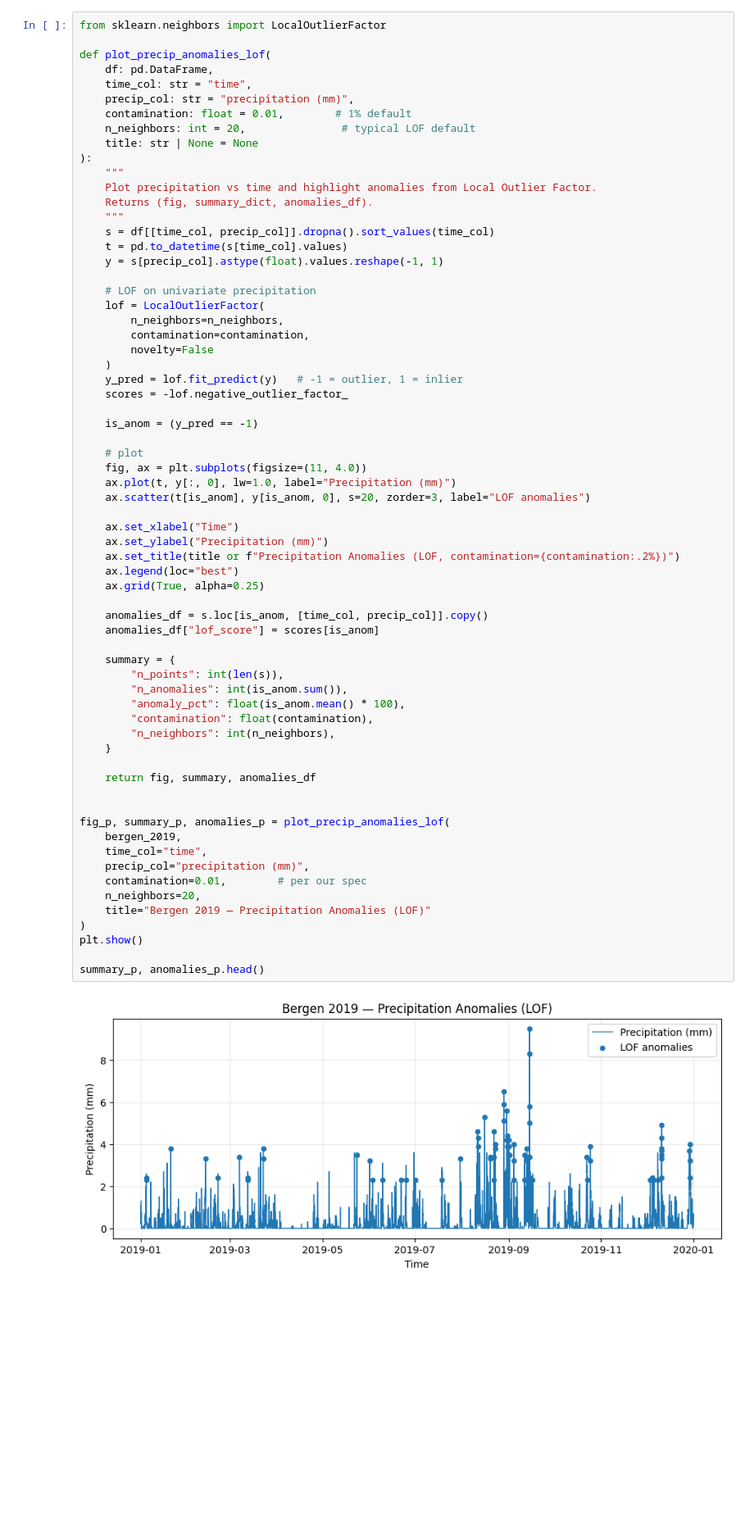
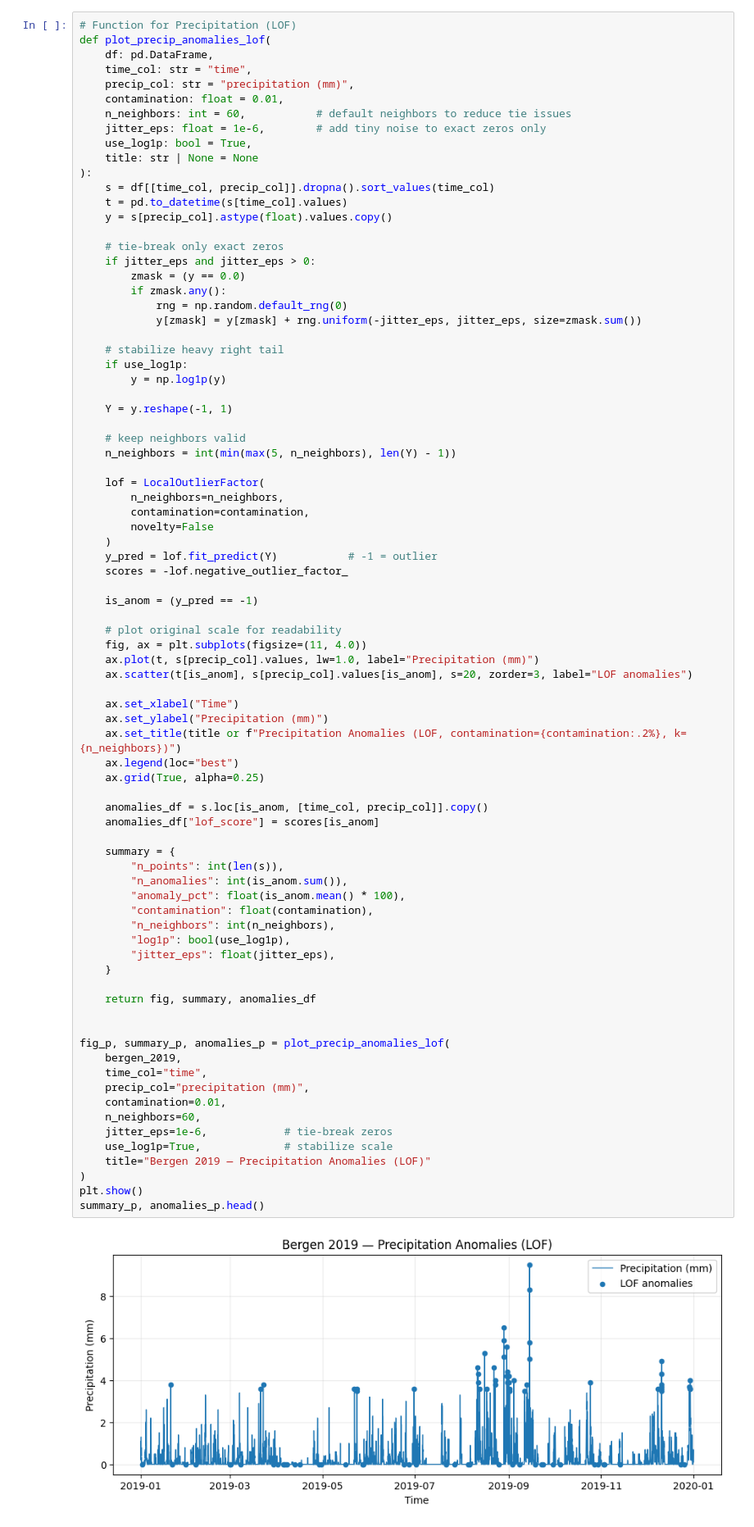
Before and after one commit to TaoM29/IND320-dashboard-basics, a Jupyter notebook: notebooks/part-3.ipynb, the cells around one changed output. Shown at 82% size. Saved outputs shown, nothing was run; the diff lists cells and outputs as text; blank space fills up the shorter version.

Commit message:
fixed som warning issues and plot for precipication (LOF)

```diff
--- a/notebooks/part-3.ipynb
+++ b/notebooks/part-3.ipynb
@@ -219,69 +220,84 @@ outliers_df.head(), summary
 # %%
-from sklearn.neighbors import LocalOutlierFactor
-
+# Function for Precipitation (LOF)
 def plot_precip_anomalies_lof(
     df: pd.DataFrame,
     time_col: str = "time",
     precip_col: str = "precipitation (mm)",
-    contamination: float = 0.01,        # 1% default
-    n_neighbors: int = 20,               # typical LOF default
+    contamination: float = 0.01,
+    n_neighbors: int = 60,           # default neighbors to reduce tie issues
+    jitter_eps: float = 1e-6,        # add tiny noise to exact zeros only
+    use_log1p: bool = True,
     title: str | None = None
 ):
-    """
-    Plot precipitation vs time and highlight anomalies from Local Outlier Factor.
-    Returns (fig, summary_dict, anomalies_df).
-    """
     s = df[[time_col, precip_col]].dropna().sort_values(time_col)
     t = pd.to_datetime(s[time_col].values)
-    y = s[precip_col].astype(float).values.reshape(-1, 1)
+    y = s[precip_col].astype(float).values.copy()
 
-    # LOF on univariate precipitation
+    # tie-break only exact zeros
+    if jitter_eps and jitter_eps > 0:
+        zmask = (y == 0.0)
+        if zmask.any():
+            rng = np.random.default_rng(0)
+            y[zmask] = y[zmask] + rng.uniform(-jitter_eps, jitter_eps, size=zmask.sum())
+
+    # stabilize heavy right tail
+    if use_log1p:
+        y = np.log1p(y)
+
+    Y = y.reshape(-1, 1)
+
+    # keep neighbors valid
+    n_neighbors = int(min(max(5, n_neighbors), len(Y) - 1))
+
     lof = LocalOutlierFactor(
         n_neighbors=n_neighbors,
         contamination=contamination,
         novelty=False
     )
-    y_pred = lof.fit_predict(y)   # -1 = outlier, 1 = inlier
+    y_pred = lof.fit_predict(Y)           # -1 = outlier
     scores = -lof.negative_outlier_factor_
 
     is_anom = (y_pred == -1)
 
-    # plot
+    # plot original scale for readability
     fig, ax = plt.subplots(figsize=(11, 4.0))
-    ax.plot(t, y[:, 0], lw=1.0, label="Precipitation (mm)")
-    ax.scatter(t[is_anom], y[is_anom, 0], s=20, zorder=3, label="LOF anomalies")
+    ax.plot(t, s[precip_col].values, lw=1.0, label="Precipitation (mm)")
+    ax.scatter(t[is_anom], s[precip_col].values[is_anom], s=20, zorder=3, label="LOF anomalies")
 
     ax.set_xlabel("Time")
     ax.set_ylabel("Precipitation (mm)")
-    ax.set_title(title or f"Precipitation Anomalies (LOF, contamination={contamination:.2%})")
+    ax.set_title(title or f"Precipitation Anomalies (LOF, contamination={contamination:.2%}, k={n_neighbors})")
     ax.legend(loc="best")
     ax.grid(True, alpha=0.25)
 
     anomalies_df = s.loc[is_anom, [time_col, precip_col]].copy()
     anomalies_df["lof_score"] = scores[is_anom]
 
     summary = {
         "n_points": int(len(s)),
         "n_anomalies": int(is_anom.sum()),
         "anomaly_pct": float(is_anom.mean() * 100),
         "contamination": float(contamination),
         "n_neighbors": int(n_neighbors),
+        "log1p": bool(use_log1p),
+        "jitter_eps": float(jitter_eps),
     }
 
     return fig, summary, anomalies_df
 
 
 fig_p, summary_p, anomalies_p = plot_precip_anomalies_lof(
     bergen_2019,
     time_col="time",
     precip_col="precipitation (mm)",
-    contamination=0.01,        # per our spec
-    n_neighbors=20,
+    contamination=0.01,
+    n_neighbors=60,
+    jitter_eps=1e-6,            # tie-break zeros
+    use_log1p=True,             # stabilize scale
     title="Bergen 2019 — Precipitation Anomalies (LOF)"
 )
 plt.show()
-
 summary_p, anomalies_p.head()
 # %% [output]
-[figure, old version]
+[figure, new version]
 ({'n_points': 8760,
```
Also changed, not shown: parts of 3 cells of this notebook.
